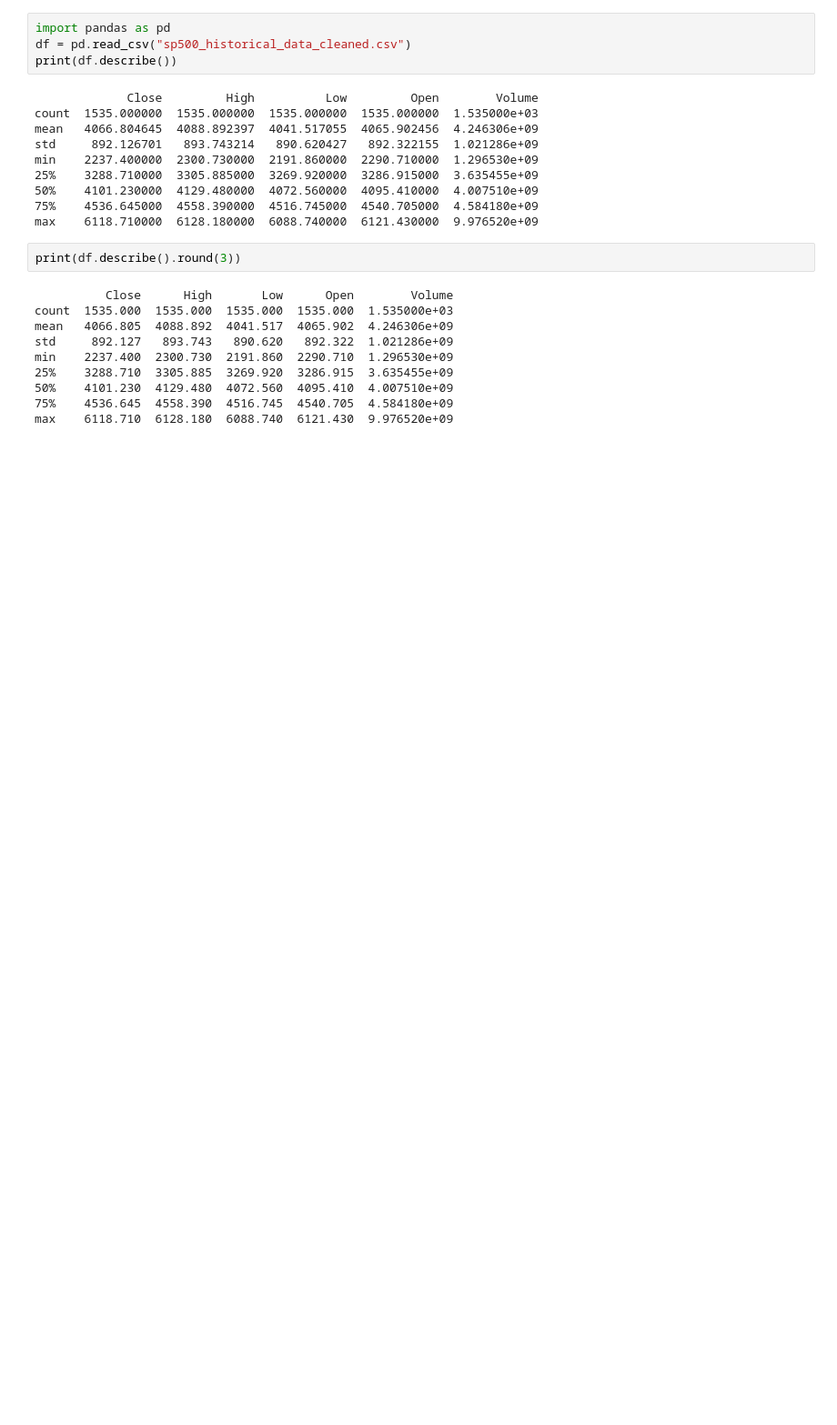
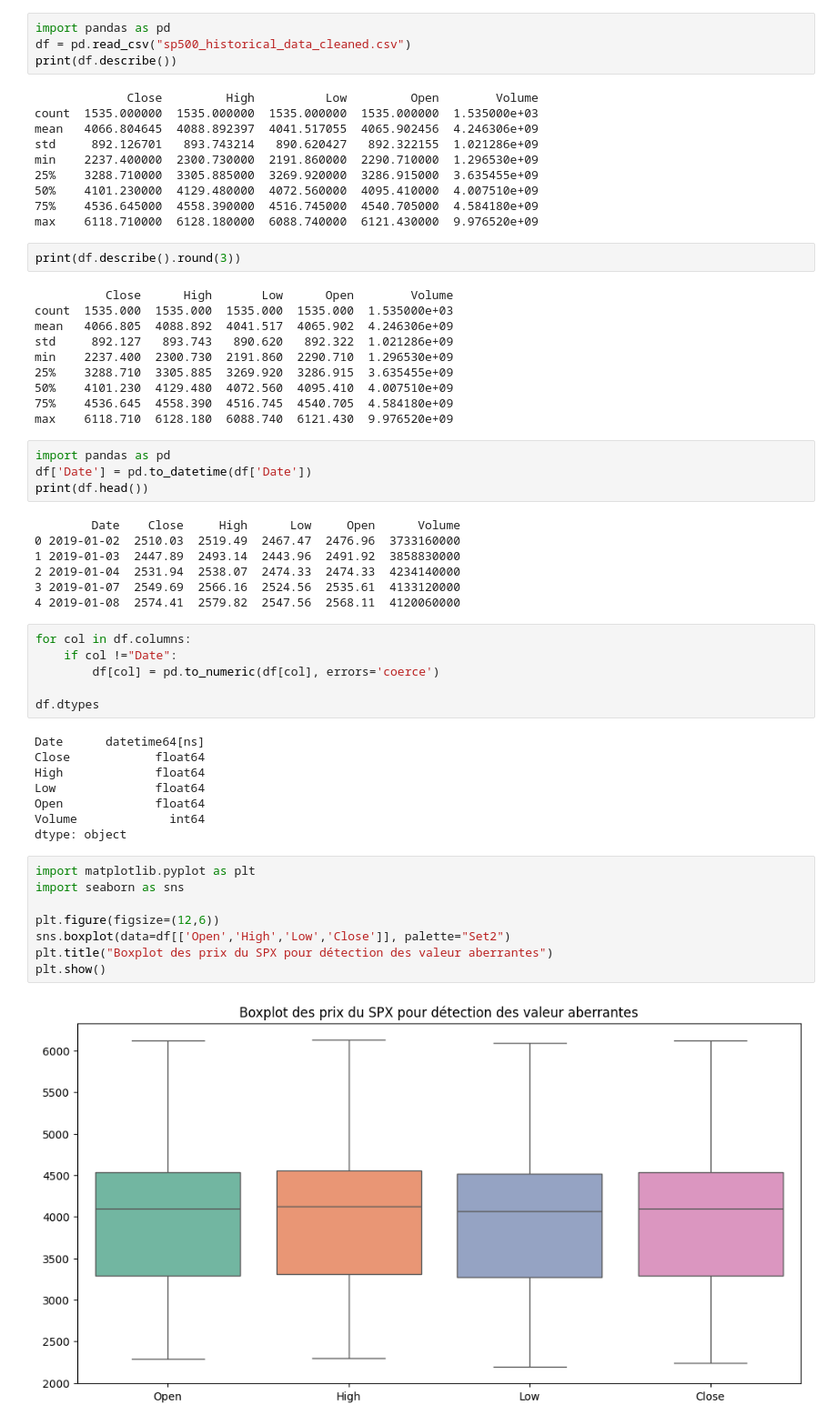
Before and after one commit to Fanaingamampiandra/Analyse-comparative-des-actifs-financiers, a Jupyter notebook: AED_SEP_500.ipynb, the cells around one changed output. Shown at 91% size. Saved outputs shown, nothing was run; the diff lists cells and outputs as text; blank space fills up the shorter version.

```diff
--- a/AED_SEP_500.ipynb
+++ b/AED_SEP_500.ipynb
@@ -24,3 +24,38 @@ min    2237.400  2300.730  2191.860  2290.710  1.296530e+09
 50%    4101.230  4129.480  4072.560  4095.410  4.007510e+09
 75%    4536.645  4558.390  4516.745  4540.705  4.584180e+09
 max    6118.710  6128.180  6088.740  6121.430  9.976520e+09
+# %%
+import pandas as pd
+df['Date'] = pd.to_datetime(df['Date'])
+print(df.head())
+# %% [output]
+        Date    Close     High      Low     Open      Volume
+0 2019-01-02  2510.03  2519.49  2467.47  2476.96  3733160000
+1 2019-01-03  2447.89  2493.14  2443.96  2491.92  3858830000
+2 2019-01-04  2531.94  2538.07  2474.33  2474.33  4234140000
+3 2019-01-07  2549.69  2566.16  2524.56  2535.61  4133120000
+4 2019-01-08  2574.41  2579.82  2547.56  2568.11  4120060000
+# %%
+for col in df.columns:
+    if col !="Date":
+        df[col] = pd.to_numeric(df[col], errors='coerce')
+
+df.dtypes
+# %% [output]
+Date      datetime64[ns]
+Close            float64
+High             float64
+Low              float64
+Open             float64
+Volume             int64
+dtype: object
+# %%
+import matplotlib.pyplot as plt
+import seaborn as sns
+
+plt.figure(figsize=(12,6))
+sns.boxplot(data=df[['Open','High','Low','Close']], palette="Set2")
+plt.title("Boxplot des prix du SPX pour détection des valeur aberrantes")
+plt.show()
+# %% [output]
+[figure, added]
```
Also changed, not shown: parts of 6 cells of this notebook.
